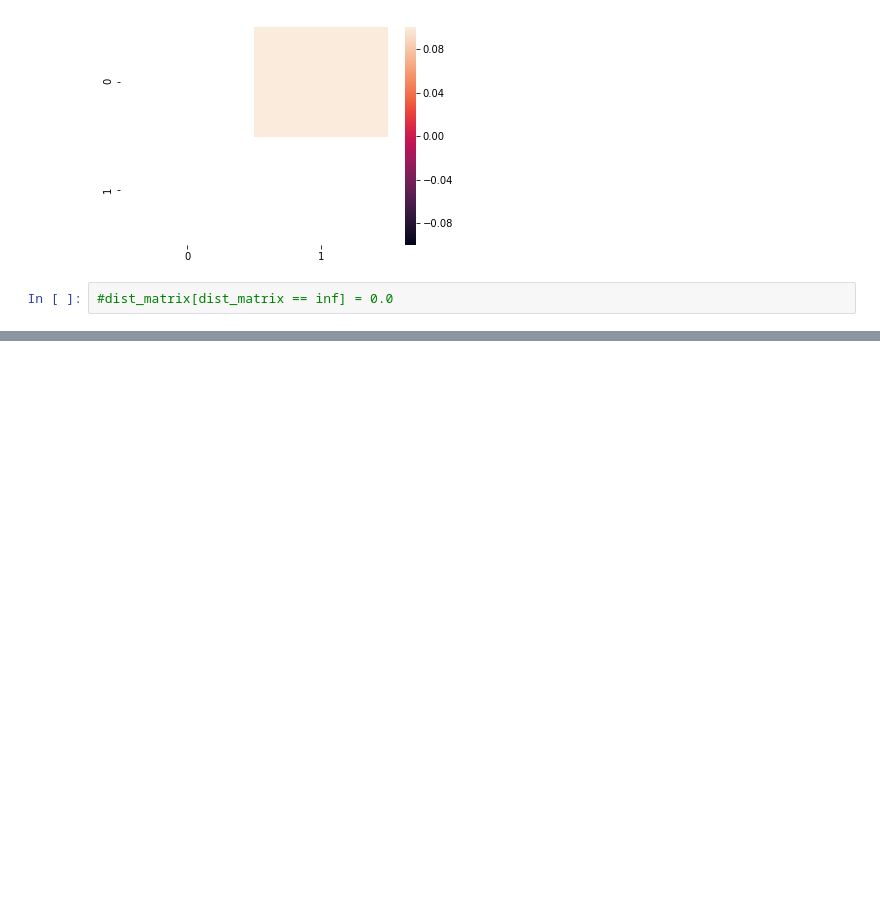
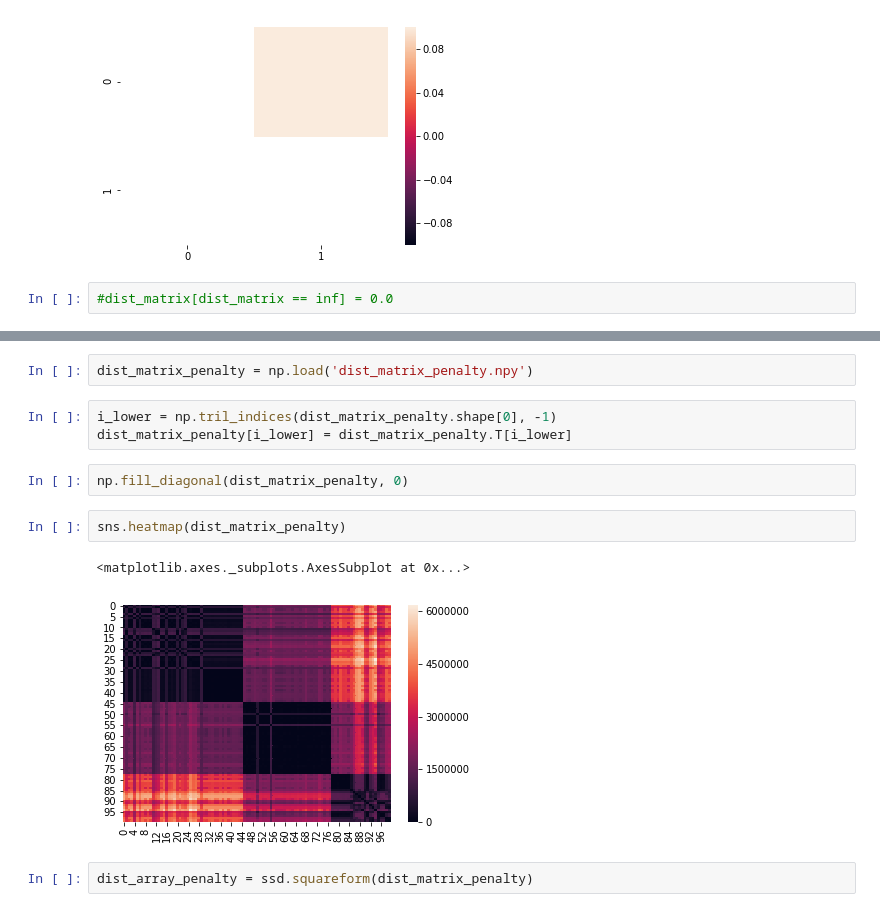
Before and after one commit to Didanny/EECE-499-Emotion-Recognition, a Jupyter notebook: Python Code/DTW Clustering/Dist_Matrix_NoPenalty.ipynb, the cells around one changed output, grey strips where cells are left out. Drawn from its saved outputs; the diff is of its cells as text; blank space fills up the shorter version.

```diff
--- a/Python Code/DTW Clustering/Dist_Matrix_NoPenalty.ipynb
+++ b/Python Code/DTW Clustering/Dist_Matrix_NoPenalty.ipynb
@@ -131,0 +151,14 @@ array([[9.60000000e+01, 9.70000000e+01, 3.15389029e+04, 2.00000000e+00],
+# %%
+dist_matrix_penalty = np.load('dist_matrix_penalty.npy')
+# %%
+i_lower = np.tril_indices(dist_matrix_penalty.shape[0], -1)
+dist_matrix_penalty[i_lower] = dist_matrix_penalty.T[i_lower]
+# %%
+np.fill_diagonal(dist_matrix_penalty, 0)
+# %%
+sns.heatmap(dist_matrix_penalty)
+# %% [output]
+<matplotlib.axes._subplots.AxesSubplot at 0x...>
+[figure, added]
+# %%
+dist_array_penalty = ssd.squareform(dist_matrix_penalty)
```
Also changed, not shown: parts of 19 cells of this notebook, 1 other file.
